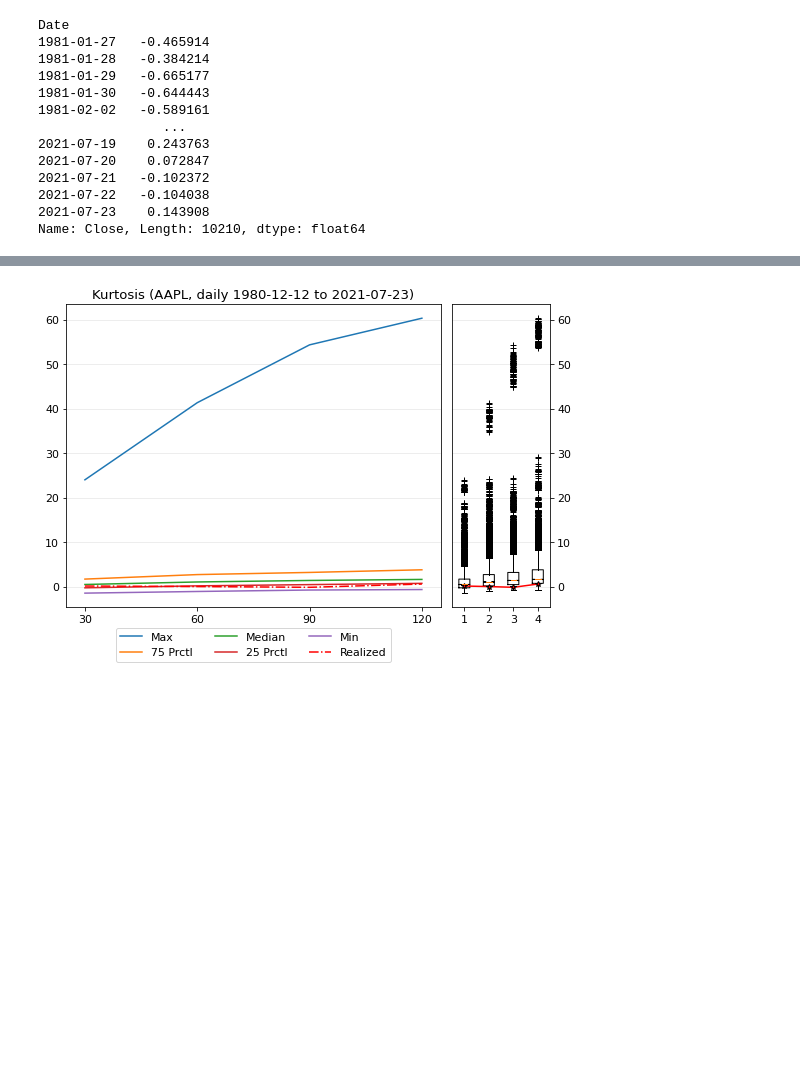
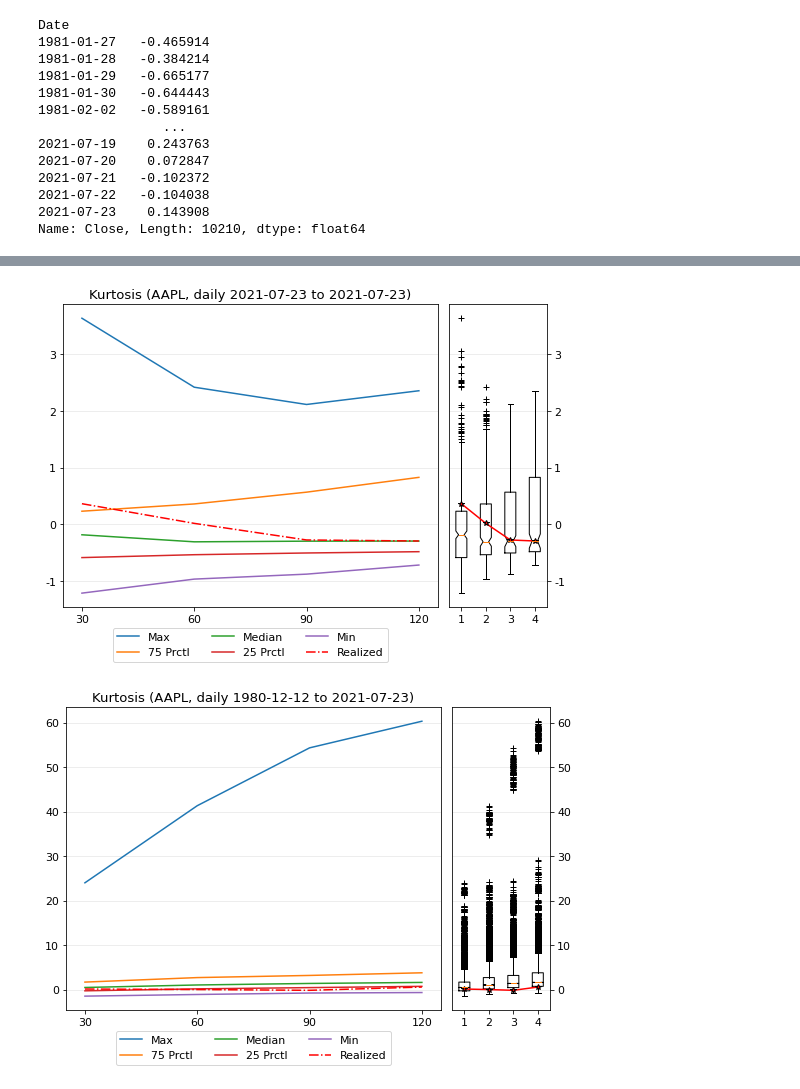
Before and after one commit to fredpell1/volatility-trading, a Jupyter notebook: yfinance_test.ipynb, the cells around one changed output, grey strips where cells are left out. Cells and saved outputs as stored; diff of their text form; code cells hidden in the pictures; blank space fills up the shorter version.

Commit message:
add comments to data module and more examples to notebook

```diff
--- a/yfinance_test.ipynb
+++ b/yfinance_test.ipynb
@@ -5,6 +5,7 @@ import volatility.data as data
 import volatility.volest as volest
 # %%
 df = data.get_yahoo_data_daily(symbol = "AAPL",period= "max")
+df2 = data.get_yahoo_data_intraday(symbol= "AAPL", period="1d", interval="1m")
 # %%
 window = 30
 windows = [30, 60, 90, 120]
@@ -18,5 +17,6 @@ df.symbol = "AAPL"
 # %%
 vol = volest.VolatilityEstimator(df, estimator)
+vol2 = volest.VolatilityEstimator(df2, estimator)
 # %%
 vol._get_estimator(window, df)
 # %% [output]
@@ -36,3 +52,7 @@ Name: Close, Length: 10210, dtype: float64
+# %%
+_,plt = vol2.cones(windows,quantiles)
+# %% [output]
+[figure, added]
 # %%
 _,plt = vol.cones(windows=windows, quantiles=quantiles)
 # %% [output]
```
Also changed, not shown: parts of 2 cells of this notebook, 1 other file.
